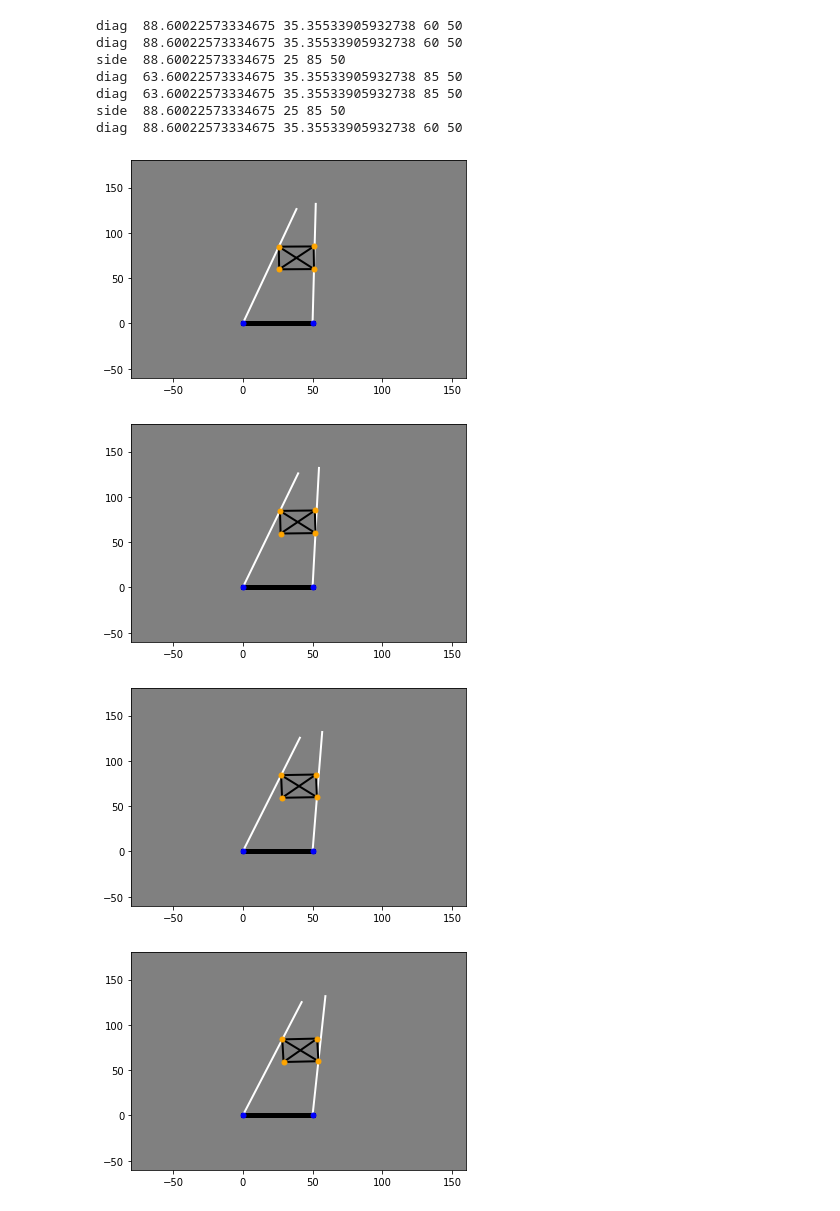
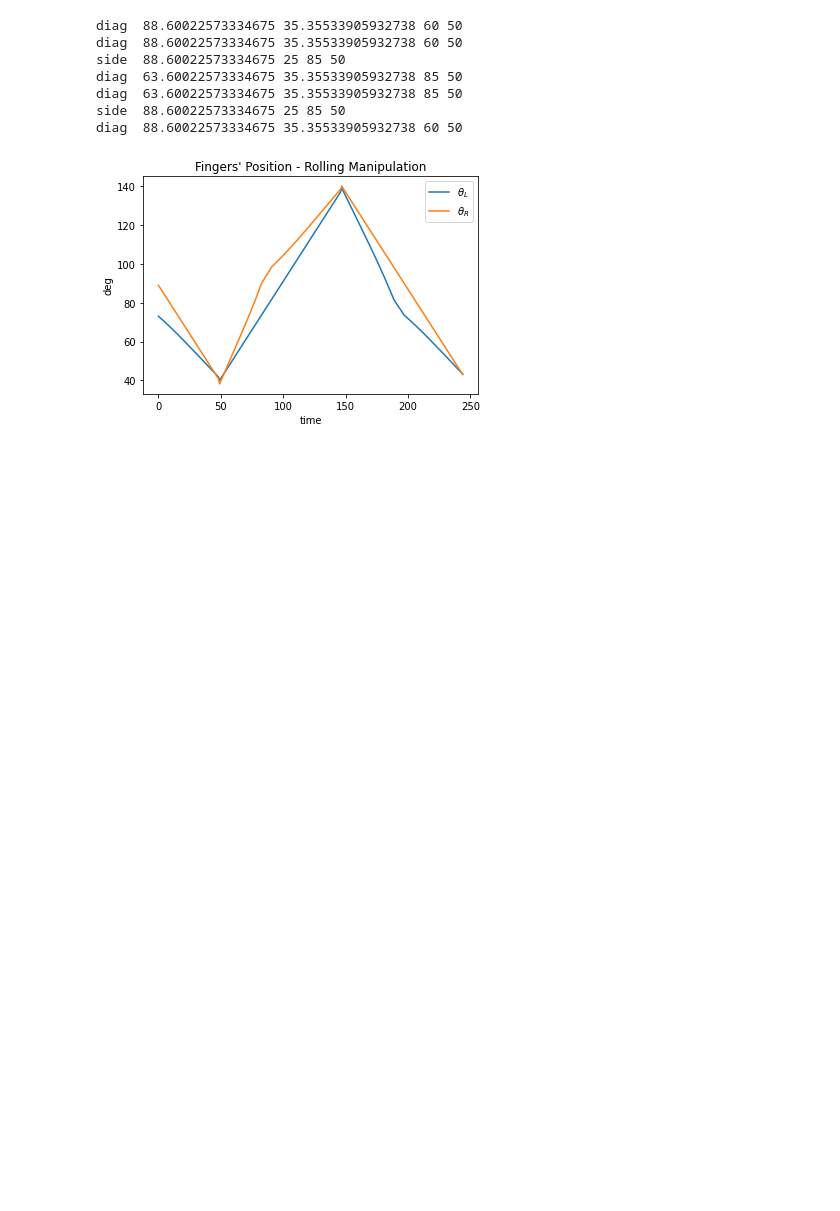
Before and after one commit to ej3517/FYP_EEE_Proprioceptive_Robot_Hand, a Jupyter notebook: Simulation/rolling_simulation.ipynb, the cells around one changed output. Cells and saved outputs as stored; diff of their text form; code cells hidden in the pictures; blank space fills up the shorter version.

Commit message:
Simulation rolling done

```diff
--- a/Simulation/rolling_simulation.ipynb
+++ b/Simulation/rolling_simulation.ipynb
@@ -131,7 +131,7 @@ def rolling_simulation_side(a, b, c, d, s,traj, forward):
             list_theta_l += [theta_l*180/math.pi]
             list_theta_r += [theta_r*180/math.pi]
         ## plot
-        plot_scene(A1,B1,C1,D1,E1,F1,G1,H1)
+        #plot_scene(A1,B1,C1,D1,E1,F1,G1,H1)
     return [list_theta_l, list_theta_r, a, c]
 
 
@@ -190,7 +190,7 @@ def rolling_simulation_diag(a, b, c, d, s, traj, forward):
             list_theta_l += [theta_l*180/math.pi]
             list_theta_r += [theta_r*180/math.pi]
         # plot
-        plot_scene(A1,B1,C1,D1,E1,F1,G1,H1)
+        #plot_scene(A1,B1,C1,D1,E1,F1,G1,H1)
     return [list_theta_l, list_theta_r, a, c]
 
 
@@ -224,10 +224,17 @@ def plot_scene(A,B,C,D,E,F,G,H):
         plt.ylim([-60,180])
 
 def plot_pos_evol(thetaL,thetaR):
-        """ plotting """
-        plt.figure()
-        plt.plot(thetaL)
-        plt.plot(thetaR)
+    """ plotting """
+    fig = plt.figure()
+    ax = fig.add_subplot(111)
+    ax.plot(thetaL, label = r'$\theta_L$')
+    ax.plot(thetaR, label = r'$\theta_R$')
+    leg1 = ax.legend(loc='upper right')
+    plt.title("Fingers' Position - Rolling Manipulation")
+    plt.ylabel('deg')
+    plt.xlabel('time')
+    plt.grid()
+    plt.show()
 
 ### COMPLETE SIMULATION
 
@@ -245,34 +252,31 @@ def manipulation_simulation(sqrt_dim, ini_drf, gap, minang, maxang):
     ## first clockwise motion
     trajectory = [element for element in trajectory_decreasing if element < ang90]
     [pos_l, pos_r, dlf, drf] = rolling_simulation_diag(dlf, sqrt_diag, drf, finger_gap, sqrt_dim, trajectory, clockwise)
     #### anticlockwise motion
     [next_pos_l, next_pos_r, dlf, drf] = rolling_simulation_diag(dlf, sqrt_diag, drf, finger_gap, sqrt_dim, trajectory_increasing, not clockwise)
     pos_l += next_pos_l
     pos_r += next_pos_r
     #### anticlockwise motion
     [next_pos_l, next_pos_r, dlf, drf] = rolling_simulation_diag(dlf, sqrt_diag, drf, finger_gap, sqrt_dim, trajectory_decreasing, clockwise)
     pos_l += next_pos_l
     pos_r += next_pos_r
     ### final plot of the angle evolution
     plot_pos_evol(pos_l,pos_r)
 
 ##### initialisation
 sqrt_side = 25
 initial_drf = 60 # bottom right finger to contact point
 finger_gap = 50 # width between fingers
 min_ang = 40
 max_ang = 140
 
 manipulation_simulation(sqrt_side, initial_drf, finger_gap, min_ang, max_ang)
 # %% [output]
 diag  88.60022573334675 35.35533905932738 60 50
 diag  88.60022573334675 35.35533905932738 60 50
 side  88.60022573334675 25 85 50
 diag  63.60022573334675 35.35533905932738 85 50
 diag  63.60022573334675 35.35533905932738 85 50
 side  88.60022573334675 25 85 50
 diag  88.60022573334675 35.35533905932738 60 50
-[figure, old version]
+[figure, new version]
-[figure, removed]
-[figure, removed]
-[figure, removed]
```
Also changed, not shown: parts of 1 cell of this notebook, 1 other file.
